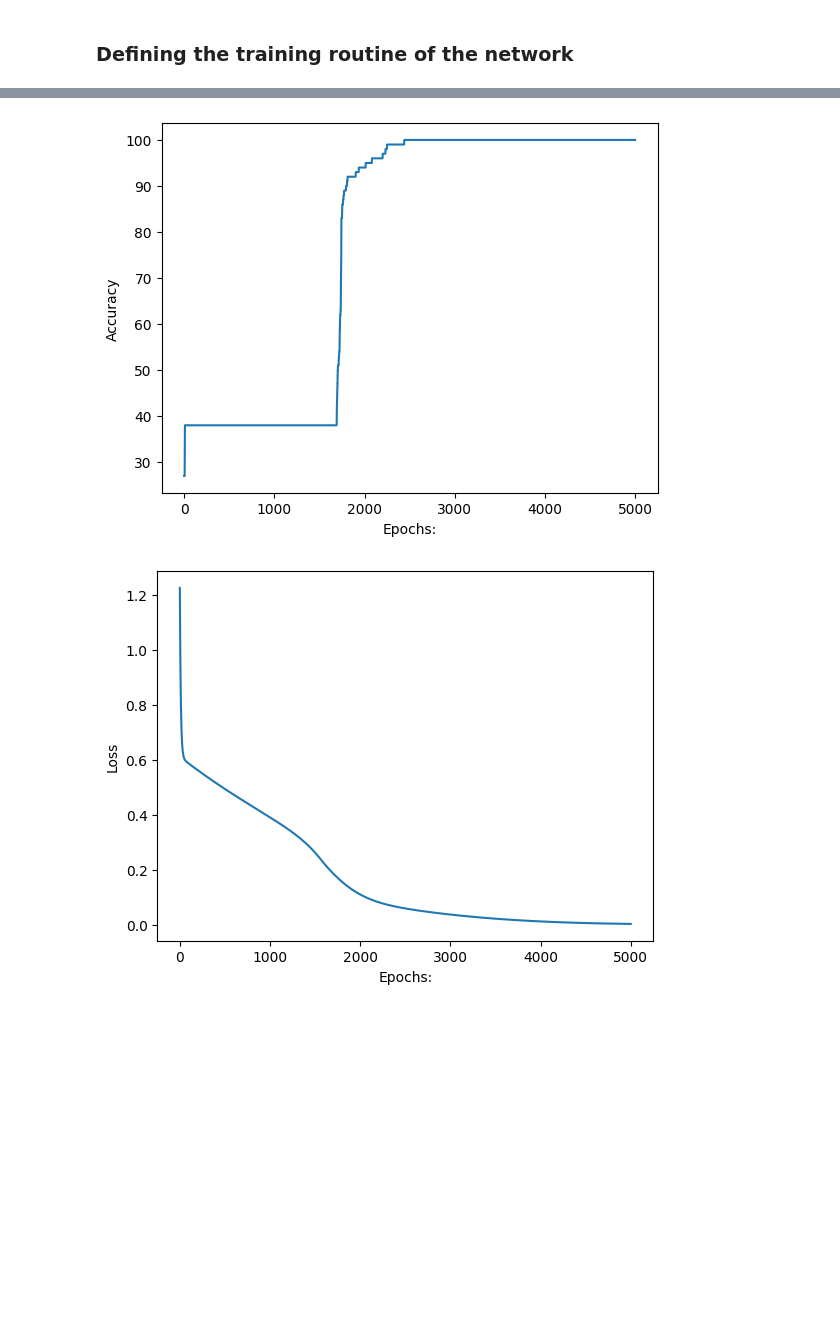
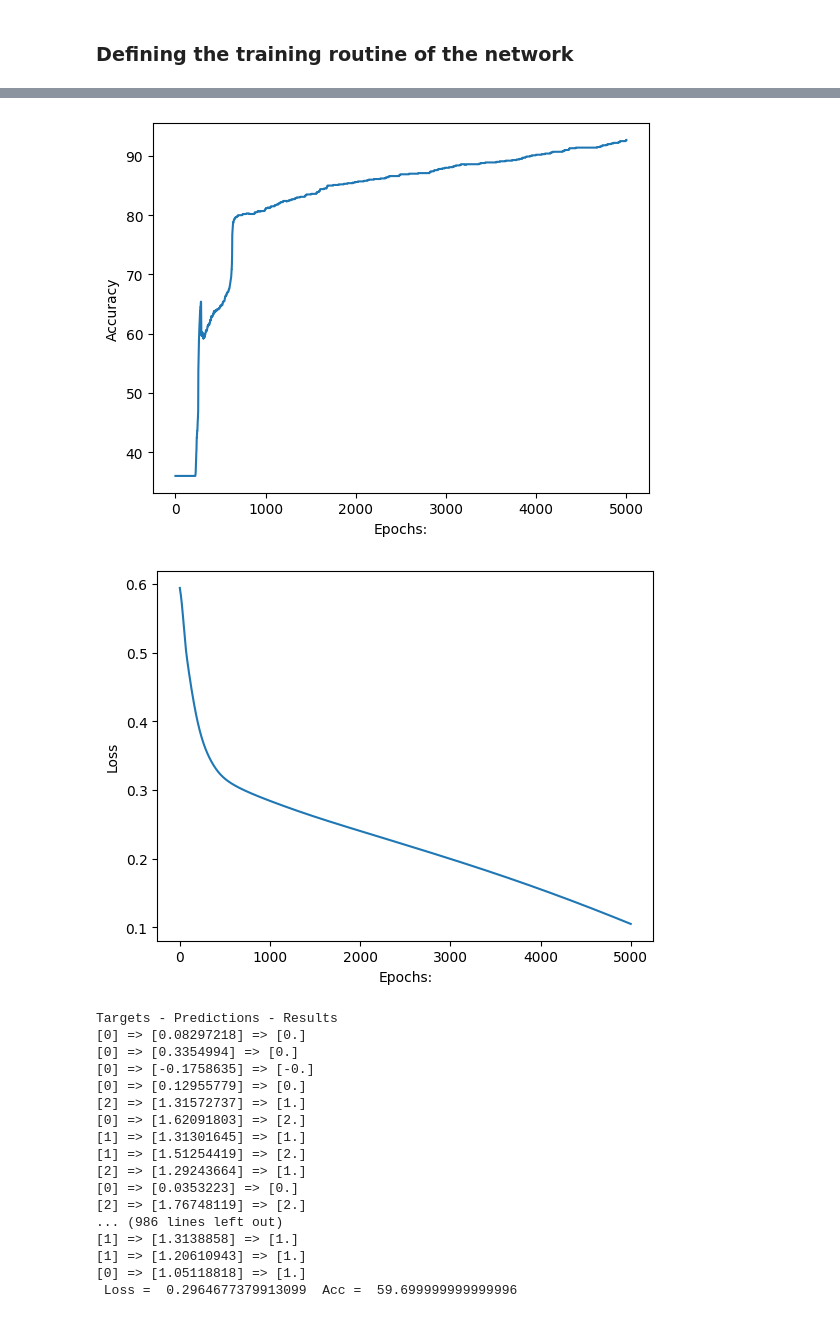
Before and after one commit to Cyrjl/Make-of-neural-network-with-numpy, a Jupyter notebook: NeuralNet.ipynb, the cells around one changed output, grey strips where cells are left out. Drawn from its saved outputs; the diff is of its cells as text; code cells hidden in the pictures; blank space fills up the shorter version.

```diff
--- a/NeuralNet.ipynb
+++ b/NeuralNet.ipynb
@@ -219,17 +264,44 @@ labels = pd.read_csv('dataset_modif2.csv', usecols=["label"], nrows=100)
+# %%
+lines: int = 1000
+
+# 2 types of dataset : 12 variables and 3 variables
+
+dataset1_train = pd.read_csv('dataset_modif2.csv', usecols=np.arange(0,12), nrows=lines)
+
+dataset2_train = pd.read_csv('dataset_modif2.csv', usecols=[1, 2, 3], nrows=lines)
+
+
+dataset1_validation = pd.read_csv('dataset_modif2.csv', usecols=np.arange(0,12), skiprows=lines+1, nrows=lines)
+
+dataset2_validation = pd.read_csv('dataset_modif2.csv', usecols=[1, 2, 3], skiprows=lines+1, nrows=lines)
+
+
+
+labels_train = pd.read_csv('dataset_modif2.csv', usecols=["label"], nrows=lines)
+
+labels_validation = pd.read_csv('dataset_modif2.csv', usecols=[13], skiprows=lines+1, nrows=lines)
+
+# New labels for cross entropy loss
+
+bin_labels_train = np.where(labels_train.values == 0, 0, 1)
+
+bin_labels_validation = np.where(labels_validation.values == 0, 0, 1)
 # %%
-MSE = MeanSquareError()
+seed_value: bool = True
 
-net3 = NeuralNet([
-    Linear(input_size=12, output_size=4),
+net1 = NeuralNet([
+    Linear(input_size=12, output_size=4, Seed=seed_value),
     Activation(tanh, tanh_prime),
-    Linear(input_size=4, output_size=6),
+    Linear(input_size=4, output_size=6, Seed=seed_value),
     Activation(sigmoid, sigmoid_prime),
-    Linear(input_size=6, output_size=6),
+    Linear(input_size=6, output_size=6, Seed=seed_value),
     Activation(tanh, tanh_prime),
-    Linear(input_size=6, output_size=4),
+    Linear(input_size=6, output_size=4, Seed=seed_value),
     Activation(sigmoid, sigmoid_prime),
-    Linear(input_size=4, output_size=1),
+    Linear(input_size=4, output_size=1, Seed=seed_value),
 ])
 
-train(net3, inputs=dataset.values, targets=labels.values, loss=MSE)
+train(net1, inputs=dataset1_train.values, targets=labels_train.values, loss=MeanSquareError(), num_epochs=5000)
+
+validate(net1, inputs=dataset1_validation.values, targets=labels_validation.values, loss=MeanSquareError())
 # %% [output]
@@ -253,2 +325,19 @@ Epoch =  1100  Loss =  0.36980475013999903  Acc =  38.0
-[figure, old version]
+[figure, new version]
-[figure, old version]
+[figure, new version]
+Targets - Predictions - Results
+[0] => [0.08297218] => [0.]
+[0] => [0.3354994] => [0.]
+[0] => [-0.1758635] => [-0.]
+[0] => [0.12955779] => [0.]
+[2] => [1.31572737] => [1.]
+[0] => [1.62091803] => [2.]
+[1] => [1.31301645] => [1.]
+[1] => [1.51254419] => [2.]
+[2] => [1.29243664] => [1.]
+[0] => [0.0353223] => [0.]
+[2] => [1.76748119] => [2.]
+... (986 lines left out)
+[1] => [1.3138858] => [1.]
+[1] => [1.20610943] => [1.]
+[0] => [1.05118818] => [1.]
+ Loss =  0.2964677379913099  Acc =  59.699999999999996
```
Also changed, not shown: parts of 9 cells of this notebook, 1 other file.
